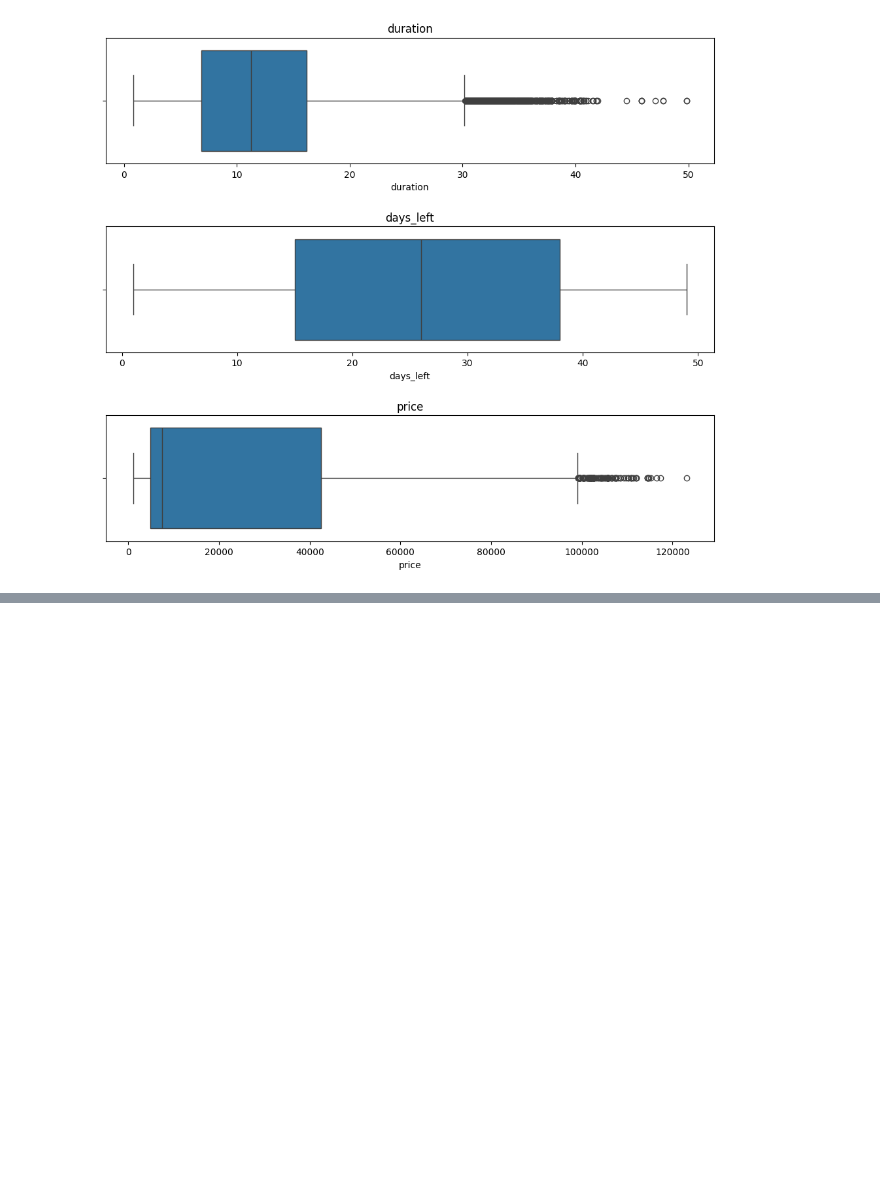
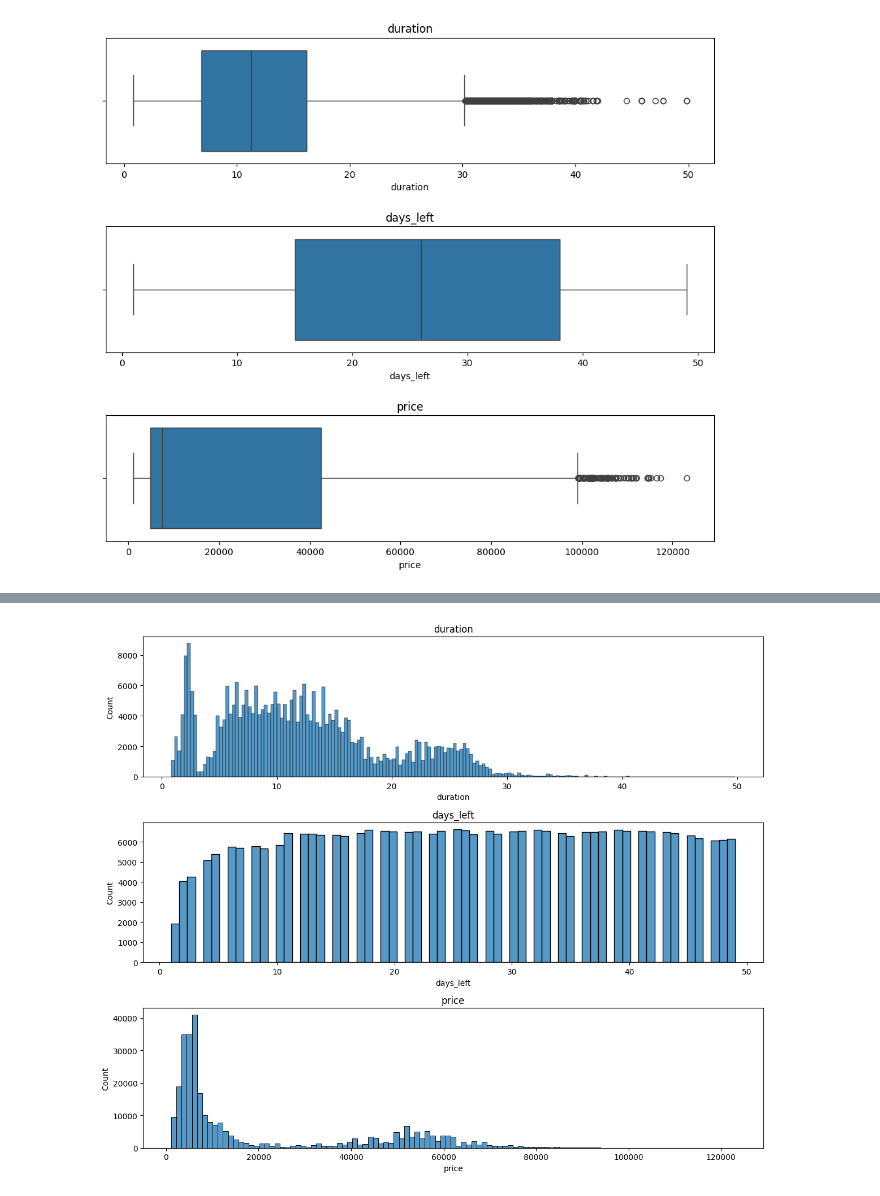
Before and after one commit to Tahina-Razaf/Booking_India, a Jupyter notebook: Booking_India_analysis.ipynb, the cells around one changed output, grey strips where cells are left out. Cells and saved outputs as stored; diff of their text form; code cells hidden in the pictures; blank space fills up the shorter version.

```diff
--- a/Booking_India_analysis.ipynb
+++ b/Booking_India_analysis.ipynb
@@ -1,7 +1,7 @@
 # %%
 #importation données
 import pandas as pd
-path = (r"C:\Users\a\Desktop\Data Analysis\PROJETS\Airline Flight\airlines_flights_data.csv")
+path = (r"C:\Users\a\Desktop\Data Analysis\PROJETS\Booking_India\airlines_flights_data.csv")
 booking = pd.read_csv(path)
 booking.tail()
 # %% [output]
@@ -121,19 +121,18 @@ import seaborn as sns
 plt.clf()
 fig, ax = plt.subplots(2, 4, figsize=(12,8))
 
-for i in range (2) :
-    for j in range (4) :
-        if i == 0 :
-            k = 0
-        else :
-            k = 3
+nb_rows = 2
+nb_cols = 4
 
-        caracteristique = categorical_col[i+j+k]
+for idx, feature in enumerate(categorical_col):
+    i = idx // nb_cols
+    j = idx % nb_cols
 
-        ax[i][j].hist(booking[caracteristique])
-        ax[i][j].tick_params(axis='x', rotation=45)
-        ax[i][j].set_title(caracteristique)
-        plt.tight_layout()
+
+    ax[i][j].hist(booking[feature])
+    ax[i][j].tick_params(axis='x', rotation=45)
+    ax[i][j].set_title(feature)
+    plt.tight_layout()
 # %% [output]
 <Figure size 640x480 with 0 Axes>
 [figure]
@@ -191,0 +321,11 @@ for i in range (3) :
+# %%
+#Variable numérique : histplot
+fig, ax = plt.subplots(3,1, figsize = (12,10))
+
+for i in range (3) :
+    caracteristique = numerical_col[i]
+    sns.histplot(data=booking, x=caracteristique, ax=ax[i])
+    ax[i].set_title(caracteristique)
+    plt.tight_layout()
+# %% [output]
+[figure, added]
```
Also changed, not shown: parts of 18 cells of this notebook.
